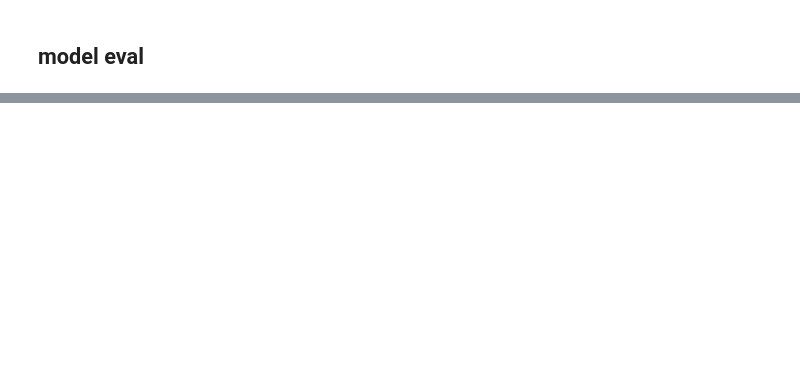
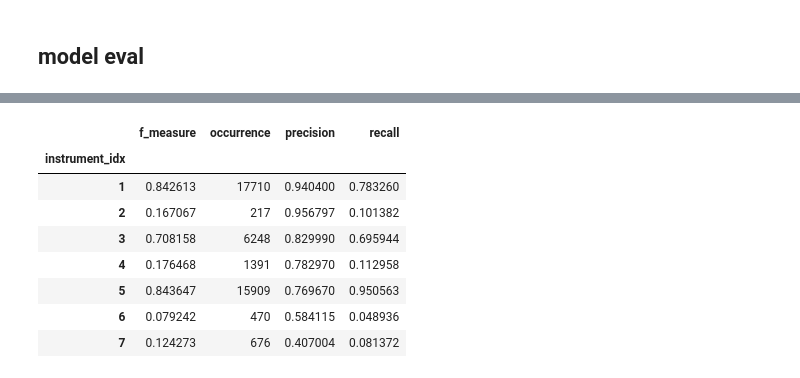
Before and after one commit to pelinski/crnn_multitask_adt, a Jupyter notebook: eval.ipynb, the cells around one changed output, grey strips where cells are left out. Cells and saved outputs as stored; diff of their text form; code cells hidden in the pictures; blank space fills up the shorter version.

```diff
--- a/eval.ipynb
+++ b/eval.ipynb
@@ -469,0 +435,20 @@ NameError: name 'audio_file' is not defined
+# %%
+f_measure = df.groupby("instrument_idx").apply(lambda x: np.average(x['f_measure'],
+                                                                    weights=x['number_of_occurences']))
+precision = df.groupby("instrument_idx").apply(lambda x: np.average(x['precision'],
+                                                                    weights=x['number_of_occurences']))
+recall = df.groupby("instrument_idx").apply(lambda x: np.average(x['recall'],
+                                                                    weights=x['number_of_occurences']))
+occurrence_sum = df.groupby("instrument_idx").apply(lambda x: np.sum(x['number_of_occurences']))
+# %%
+pd.DataFrame({'f_measure':f_measure, 'precision':precision, 'recall':recall,'occurrence':occurrence_sum})
+# %% [output]
+|  | f_measure | occurrence | precision | recall |
+| instrument_idx |  |  |  |  |
+| 1 | 0.842613 | 17710 | 0.940400 | 0.783260 |
+| 2 | 0.167067 | 217 | 0.956797 | 0.101382 |
+| 3 | 0.708158 | 6248 | 0.829990 | 0.695944 |
+| 4 | 0.176468 | 1391 | 0.782970 | 0.112958 |
+| 5 | 0.843647 | 15909 | 0.769670 | 0.950563 |
+| 6 | 0.079242 | 470 | 0.584115 | 0.048936 |
+| 7 | 0.124273 | 676 | 0.407004 | 0.081372 |
```
Also changed, not shown: parts of 11 cells of this notebook.
